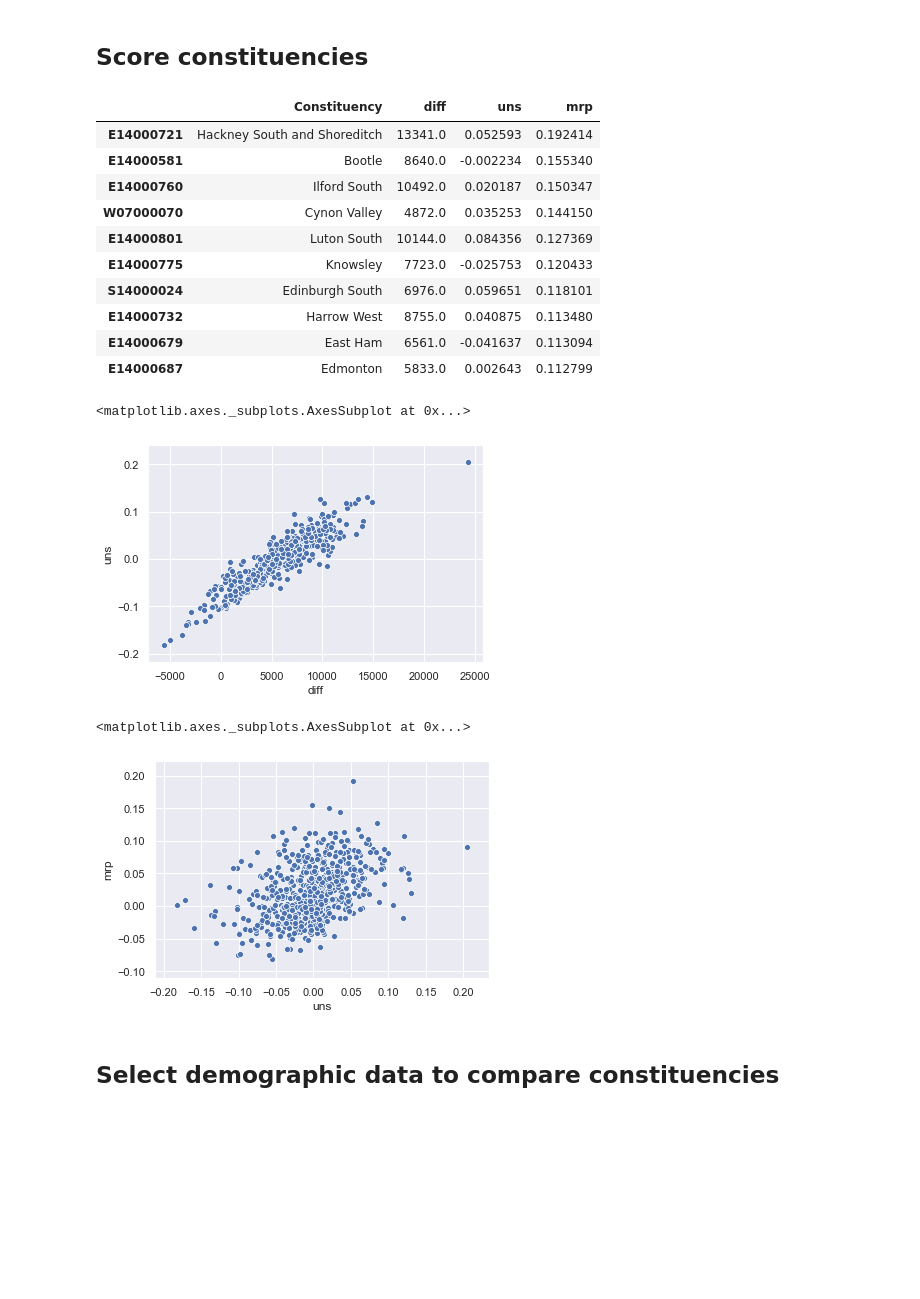
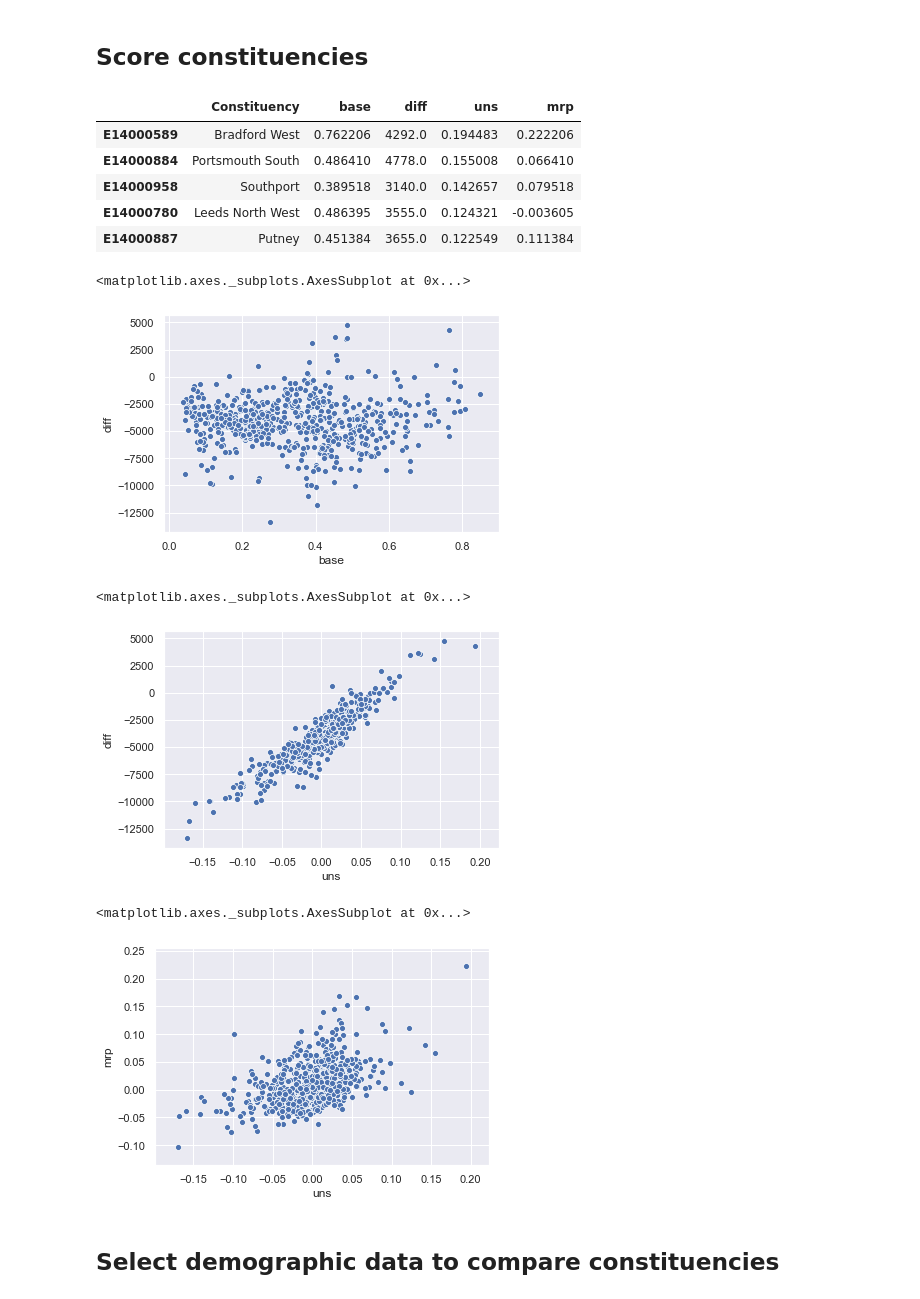
Before and after one commit to velocirobbie/labour-campaigns, a Jupyter notebook: cutoff_compare.ipynb, the cells around one changed output. Drawn from its saved outputs; the diff is of its cells as text; code cells hidden in the pictures; blank space fills up the shorter version.

Commit message:
fix election reading in

```diff
--- a/cutoff_compare.ipynb
+++ b/cutoff_compare.ipynb
@@ -23,30 +17,44 @@ mrp_17  = score_campaigns_mrp(ge17)
+# %%
+election_results = read_in_election_results()
+# %%
+#Pick year of interest
+year = 19 # 2019 election
+compare_year = 17
+# %%
+base = pd.DataFrame(election_results[year]['lab_pc'],
+                    index=election_results[year].index)
+diff = score_campaigns_difference(election_results[year],
+                                     election_results[compare_year])
+uns  = score_campaigns_uns(election_results[year],
+                              election_results[compare_year])
+mrp  = score_campaigns_mrp(election_results[year])
 # %%
-# this dataframe is just for reference
-scores = pd.concat( [ge17['Constituency'],diff_17['difference'],uns_17['difference'],mrp_17['difference'] ],
+scores = pd.concat( [election_results[year]['Constituency'],
+                     base['lab_pc'], diff['difference'],uns['difference'],mrp['difference'] ],
                     axis=1, verify_integrity=True, sort=True)
-scores.columns = ['Constituency','diff','uns','mrp']
-scores.sort_values('mrp',ascending=False).head(10)
+scores.columns = ['Constituency','base','diff','uns','mrp']
+scores.sort_values('uns',ascending=False).head()
 # %% [output]
-|  | Constituency | diff | uns | mrp |
-| E14000721 | Hackney South and Shoreditch | 13341.0 | 0.052593 | 0.192414 |
-| E14000581 | Bootle | 8640.0 | -0.002234 | 0.155340 |
-| E14000760 | Ilford South | 10492.0 | 0.020187 | 0.150347 |
-| W07000070 | Cynon Valley | 4872.0 | 0.035253 | 0.144150 |
-| E14000801 | Luton South | 10144.0 | 0.084356 | 0.127369 |
-| E14000775 | Knowsley | 7723.0 | -0.025753 | 0.120433 |
-| S14000024 | Edinburgh South | 6976.0 | 0.059651 | 0.118101 |
-| E14000732 | Harrow West | 8755.0 | 0.040875 | 0.113480 |
-| E14000679 | East Ham | 6561.0 | -0.041637 | 0.113094 |
-| E14000687 | Edmonton | 5833.0 | 0.002643 | 0.112799 |
+|  | Constituency | base | diff | uns | mrp |
+| E14000589 | Bradford West | 0.762206 | 4292.0 | 0.194483 | 0.222206 |
+| E14000884 | Portsmouth South | 0.486410 | 4778.0 | 0.155008 | 0.066410 |
+| E14000958 | Southport | 0.389518 | 3140.0 | 0.142657 | 0.079518 |
+| E14000780 | Leeds North West | 0.486395 | 3555.0 | 0.124321 | -0.003605 |
+| E14000887 | Putney | 0.451384 | 3655.0 | 0.122549 | 0.111384 |
 # %%
-sns.scatterplot(scores['diff'],scores['uns'])
+sns.scatterplot(scores['base'],scores['diff'])
 # %% [output]
 <matplotlib.axes._subplots.AxesSubplot at 0x...>
-[figure, old version]
+[figure, new version]
+# %%
+sns.scatterplot(scores['uns'],scores['diff'])
+# %% [output]
+<matplotlib.axes._subplots.AxesSubplot at 0x...>
+[figure, added]
 # %%
 sns.scatterplot(scores['uns'],scores['mrp'])
 # %% [output]
 <matplotlib.axes._subplots.AxesSubplot at 0x...>
-[figure, old version]
+[figure, new version]
 # %%
 # seats that labour won by, or were within a certain percentage of winning
```
Also changed, not shown: parts of 26 cells of this notebook.
